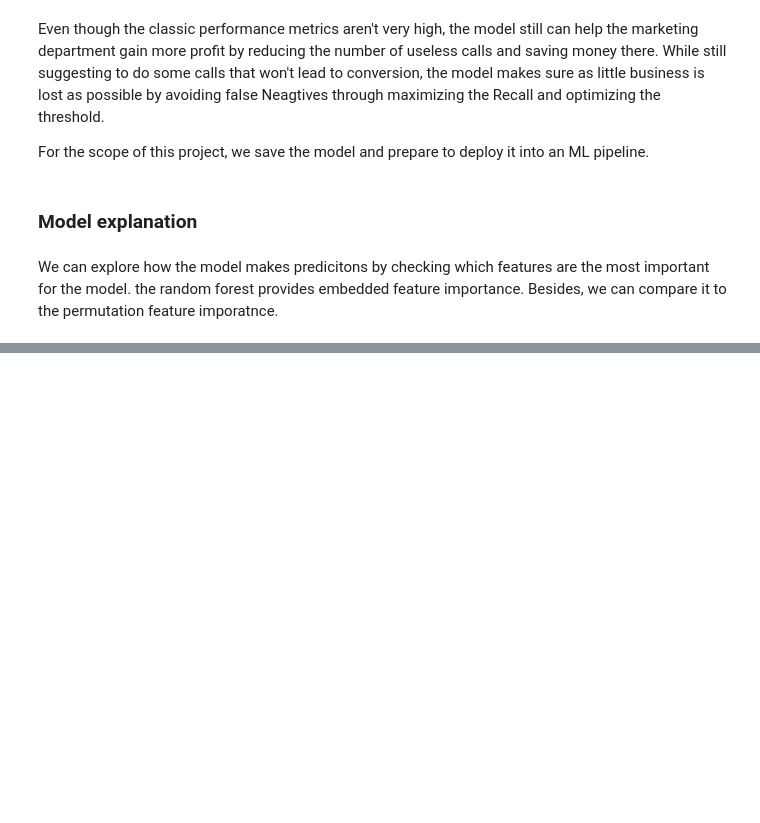
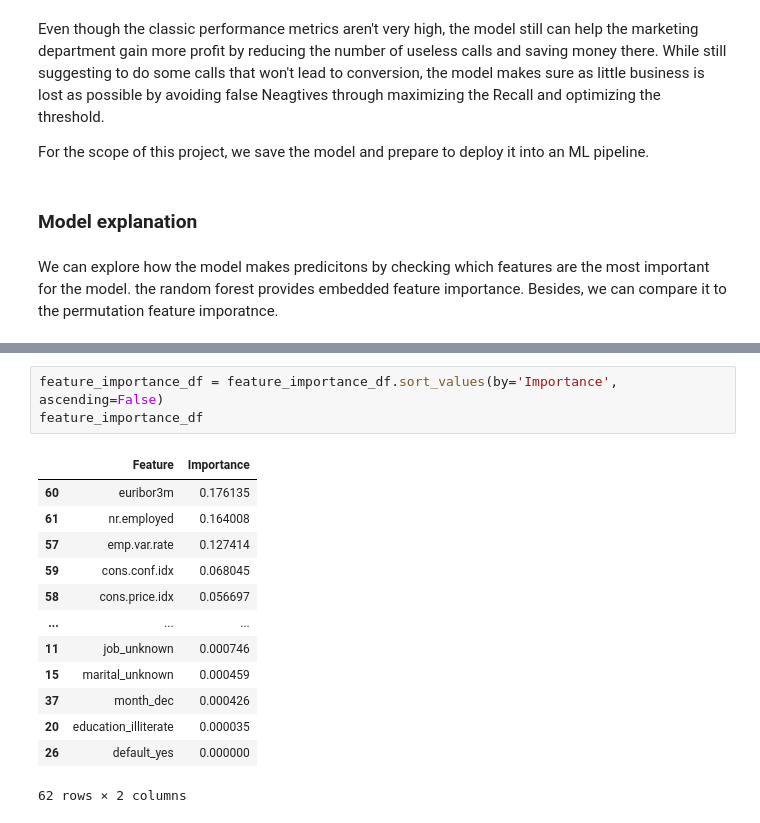
Before and after one commit to LadaRudnitckaia/telemarketing-optimization, a Jupyter notebook: notebooks/02_model_training_and_eval.ipynb, the cells around one changed output, grey strips where cells are left out. Saved outputs shown, nothing was run; the diff lists cells and outputs as text; blank space fills up the shorter version.

```diff
--- a/notebooks/02_model_training_and_eval.ipynb
+++ b/notebooks/02_model_training_and_eval.ipynb
@@ -338,0 +342,17 @@ TODO:
+# %%
+feature_importance_df = feature_importance_df.sort_values(by='Importance', ascending=False)
+feature_importance_df
+# %% [output]
+|  | Feature | Importance |
+| 60 | euribor3m | 0.176135 |
+| 61 | nr.employed | 0.164008 |
+| 57 | emp.var.rate | 0.127414 |
+| 59 | cons.conf.idx | 0.068045 |
+| 58 | cons.price.idx | 0.056697 |
+| ... | ... | ... |
+| 11 | job_unknown | 0.000746 |
+| 15 | marital_unknown | 0.000459 |
+| 37 | month_dec | 0.000426 |
+| 20 | education_illiterate | 0.000035 |
+| 26 | default_yes | 0.000000 |
+62 rows × 2 columns
```
Also changed, not shown: parts of 17 cells of this notebook, 6 other files.
